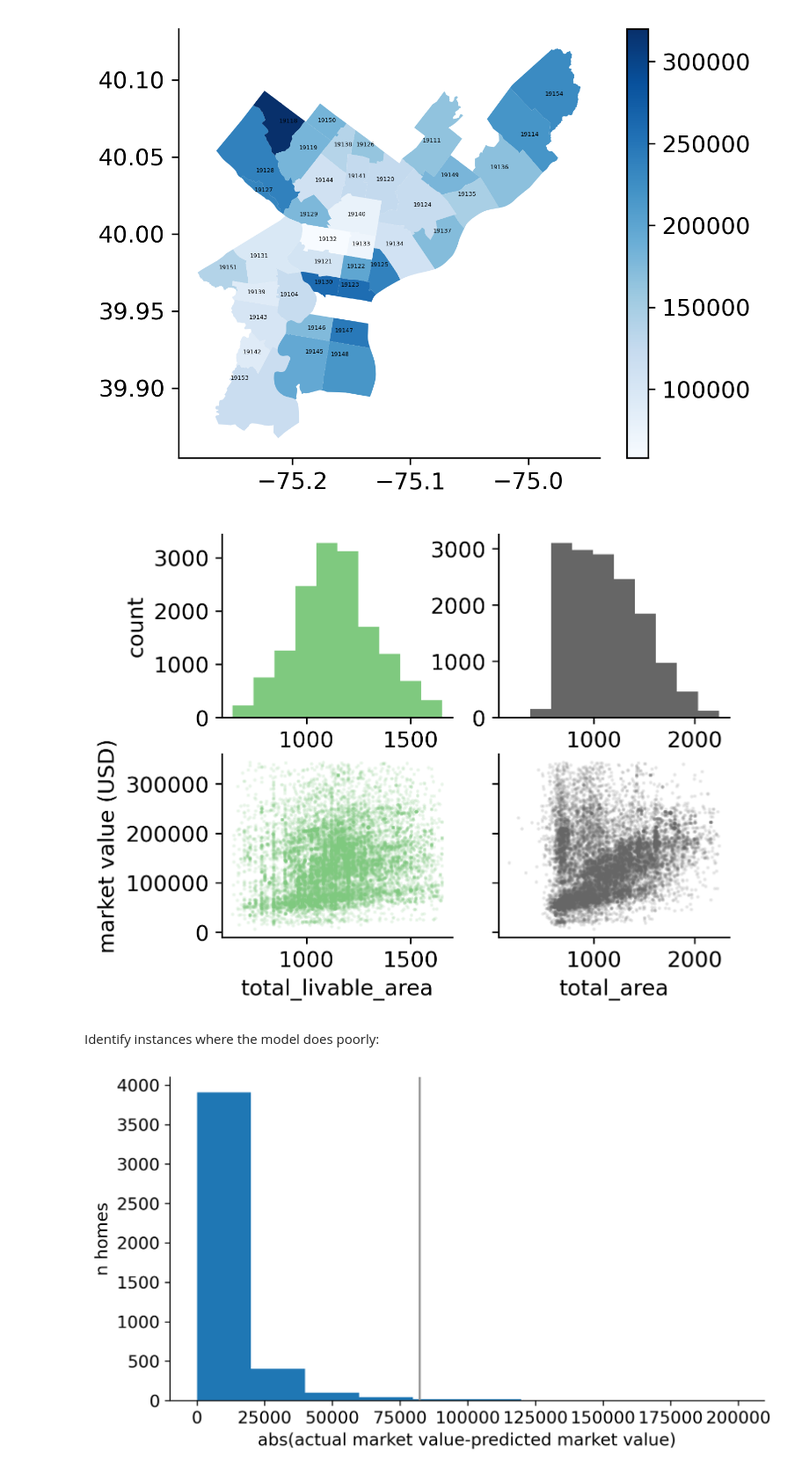
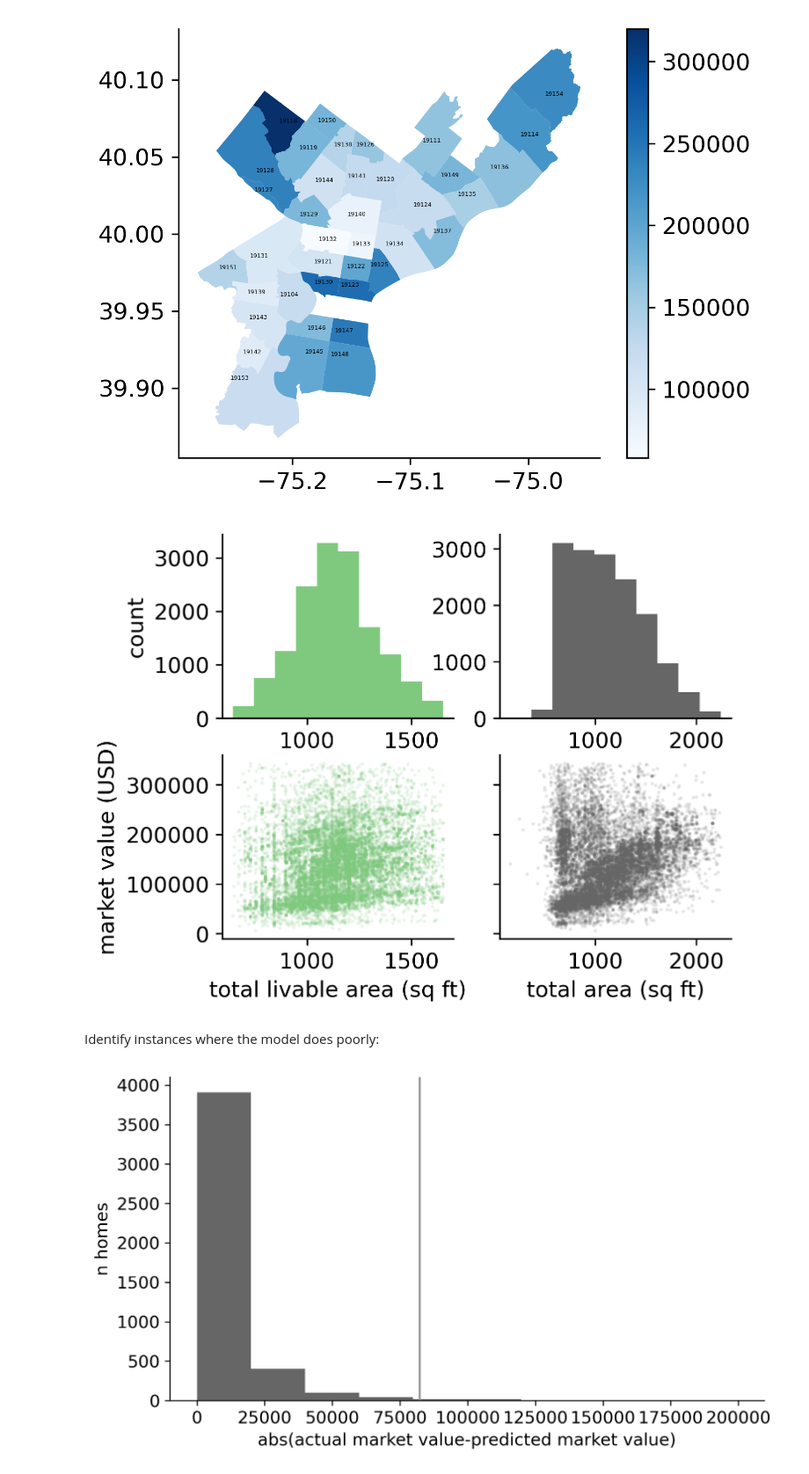
Before and after one commit to kadougherty/philadelphiaprops, a Jupyter notebook: evaluate.ipynb, the cells around one changed output. Shown at 88% size. Saved outputs shown, nothing was run; the diff lists cells and outputs as text; code cells hidden in the pictures.

```diff
--- a/evaluate.ipynb
+++ b/evaluate.ipynb
@@ -136,7 +132,7 @@ for predictor in predictors:
     ax[1,cnt].scatter(df[predictor],df[target],s=1.25,alpha=0.1,color=colors(its[cnt]))
     sns.despine()
     ax[1,cnt].ticklabel_format(style='plain')
-    ax[1,cnt].set_xlabel(predictor,rotation=0)
+    ax[1,cnt].set_xlabel(predictor.replace('_',' ') + ' (sq ft)',rotation=0)
     if cnt > 0:
         ax[1,cnt].yaxis.set_ticklabels([])
     if cnt == 0:
@@ -145,7 +141,7 @@ for predictor in predictors:
 
 plt.show()
 # %% [output]
-[figure, old version]
+[figure, new version]
 # %% [markdown]
 Identify instances where the model does poorly:
 # %%
@@ -158,13 +154,13 @@ y_pred = mdl.predict(X_test)
 # %%
 plt.figure(figsize=(7,4))
 absdiff = abs(y_test - y_pred)
 per99 = np.quantile(absdiff,0.99)
-plt.hist(absdiff)
+plt.hist(absdiff,color=[0.4,0.4,0.4])
 sns.despine()
 plt.xlabel('abs(actual market value-predicted market value)')
 plt.ylabel('n homes')
 plt.axvline(per99,color=[0.6,0.6,0.6])
 plt.tight_layout()
 plt.show()
 # %% [output]
-[figure, old version]
+[figure, new version]
```
Also changed, not shown: parts of 8 cells of this notebook.
